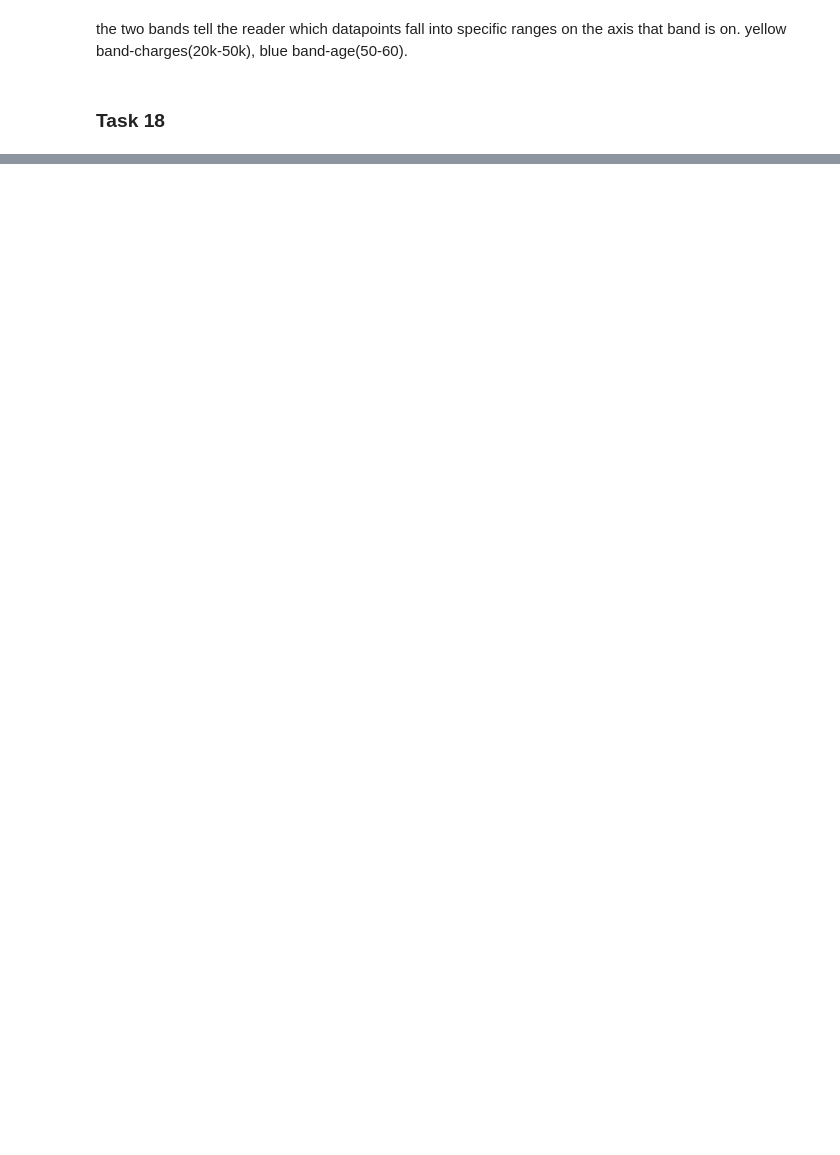
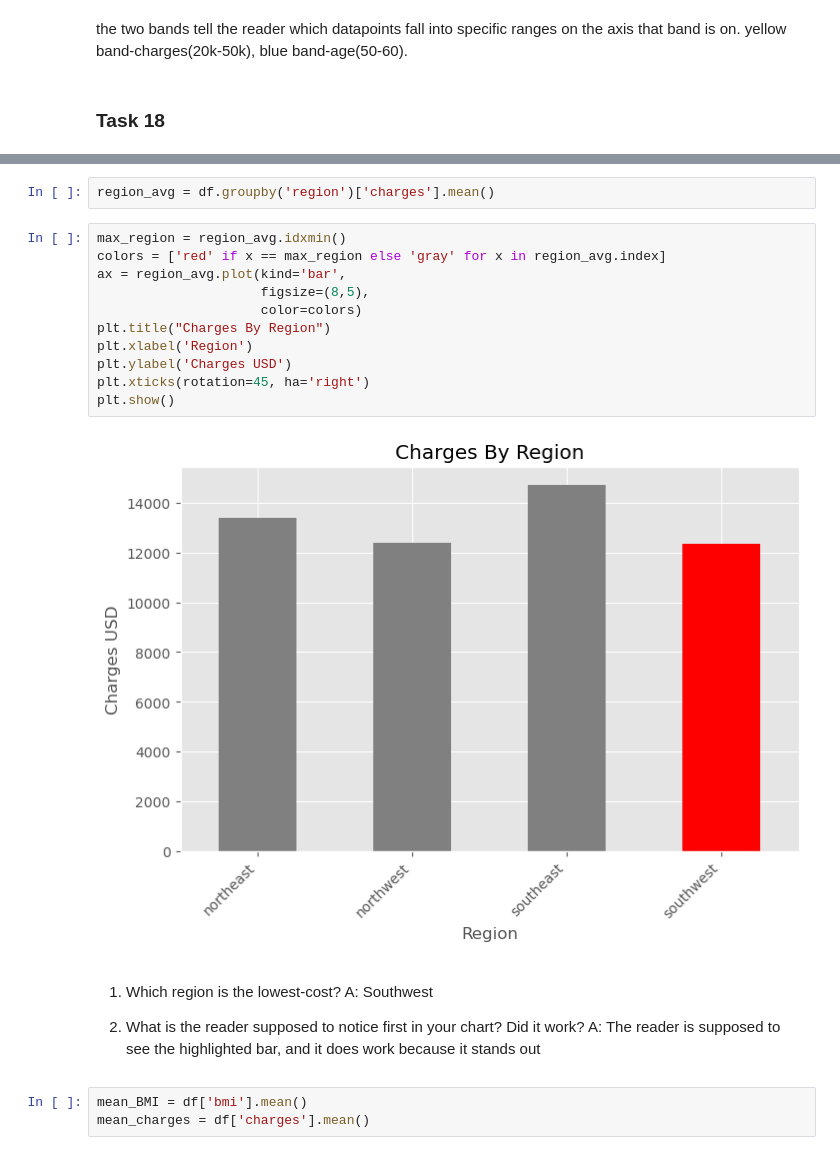
Before and after one commit to russellcha1/Plot-Customization-Exercise, a Jupyter notebook: Plot_Customization.ipynb, the cells around one changed output, grey strips where cells are left out. Drawn from its saved outputs; the diff is of its cells as text; blank space fills up the shorter version.

```diff
--- a/Plot_Customization.ipynb
+++ b/Plot_Customization.ipynb
@@ -395,0 +470,24 @@ the two bands tell the reader which datapoints fall into specific ranges on the
+# %%
+region_avg = df.groupby('region')['charges'].mean()
+# %%
+max_region = region_avg.idxmin()
+colors = ['red' if x == max_region else 'gray' for x in region_avg.index]
+ax = region_avg.plot(kind='bar',
+                     figsize=(8,5),
+                     color=colors)
+plt.title("Charges By Region")
+plt.xlabel('Region')
+plt.ylabel('Charges USD')
+plt.xticks(rotation=45, ha='right')
+plt.show()
+# %% [output]
+[figure, added]
+# %% [markdown]
+1. Which region is the lowest-cost?
+A: Southwest
+
+2. What is the reader supposed to notice first in your chart? Did it work?
+A: The reader is supposed to see the highlighted bar, and it does work because it stands out
+# %%
+mean_BMI = df['bmi'].mean()
+mean_charges = df['charges'].mean()
```
Also changed, not shown: parts of 23 cells of this notebook, 2 other files.
